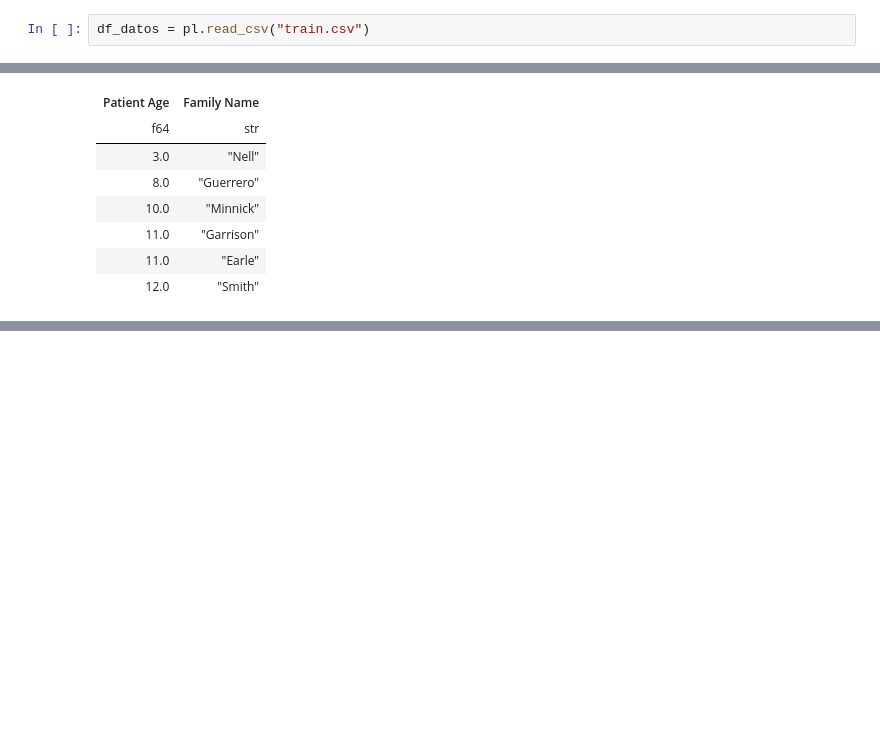
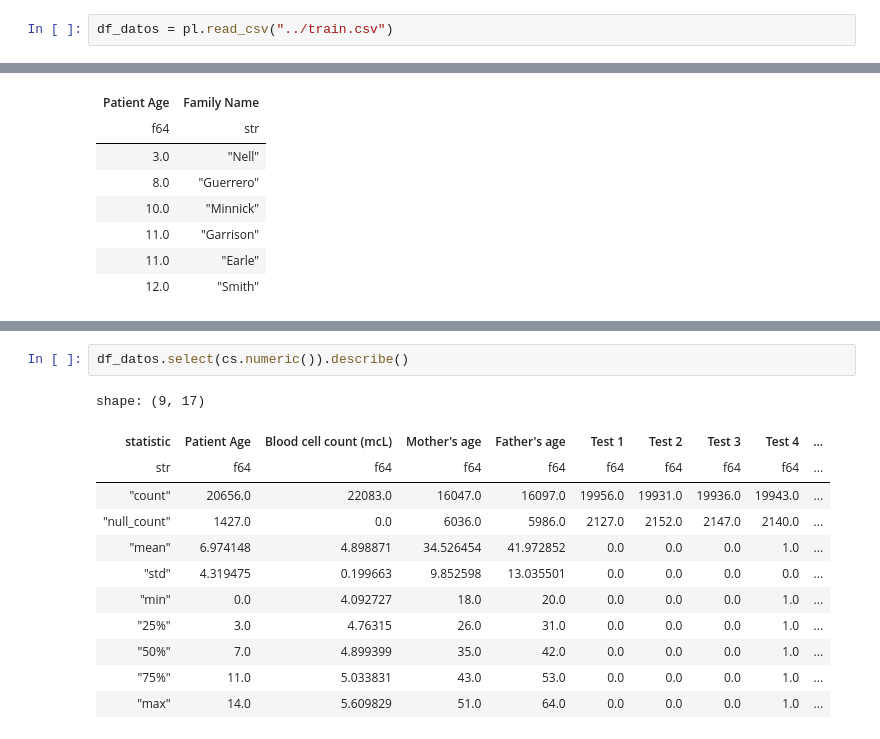
Before and after one commit to JacquelineAldridge/data-visualization-notebooks, a Jupyter notebook: notebooks/4-nulls_and_sorting.ipynb, the cells around one changed output, grey strips where cells are left out. Drawn from its saved outputs; the diff is of its cells as text; blank space fills up the shorter version.

```diff
--- a/notebooks/4-nulls_and_sorting.ipynb
+++ b/notebooks/4-nulls_and_sorting.ipynb
@@ -5,5 +6,5 @@ import polars as pl
 # %%
-df_datos = pl.read_csv("train.csv")
+df_datos = pl.read_csv("../train.csv")
 # %%
 df_datos.null_count()
 # %% [output]
@@ -258,0 +360,15 @@ shape: (6, 2)
+# %%
+df_datos.select(cs.numeric()).describe()
+# %% [output]
+shape: (9, 17)
+| statistic | Patient Age | Blood cell count (mcL) | Mother's age | Father's age | Test 1 | Test 2 | Test 3 | Test 4 | ... |
+| str | f64 | f64 | f64 | f64 | f64 | f64 | f64 | f64 | ... |
+| "count" | 20656.0 | 22083.0 | 16047.0 | 16097.0 | 19956.0 | 19931.0 | 19936.0 | 19943.0 | ... |
+| "null_count" | 1427.0 | 0.0 | 6036.0 | 5986.0 | 2127.0 | 2152.0 | 2147.0 | 2140.0 | ... |
+| "mean" | 6.974148 | 4.898871 | 34.526454 | 41.972852 | 0.0 | 0.0 | 0.0 | 1.0 | ... |
+| "std" | 4.319475 | 0.199663 | 9.852598 | 13.035501 | 0.0 | 0.0 | 0.0 | 0.0 | ... |
+| "min" | 0.0 | 4.092727 | 18.0 | 20.0 | 0.0 | 0.0 | 0.0 | 1.0 | ... |
+| "25%" | 3.0 | 4.76315 | 26.0 | 31.0 | 0.0 | 0.0 | 0.0 | 1.0 | ... |
+| "50%" | 7.0 | 4.899399 | 35.0 | 42.0 | 0.0 | 0.0 | 0.0 | 1.0 | ... |
+| "75%" | 11.0 | 5.033831 | 43.0 | 53.0 | 0.0 | 0.0 | 0.0 | 1.0 | ... |
+| "max" | 14.0 | 5.609829 | 51.0 | 64.0 | 0.0 | 0.0 | 0.0 | 1.0 | ... |
```
Also changed, not shown: parts of 23 cells of this notebook.
